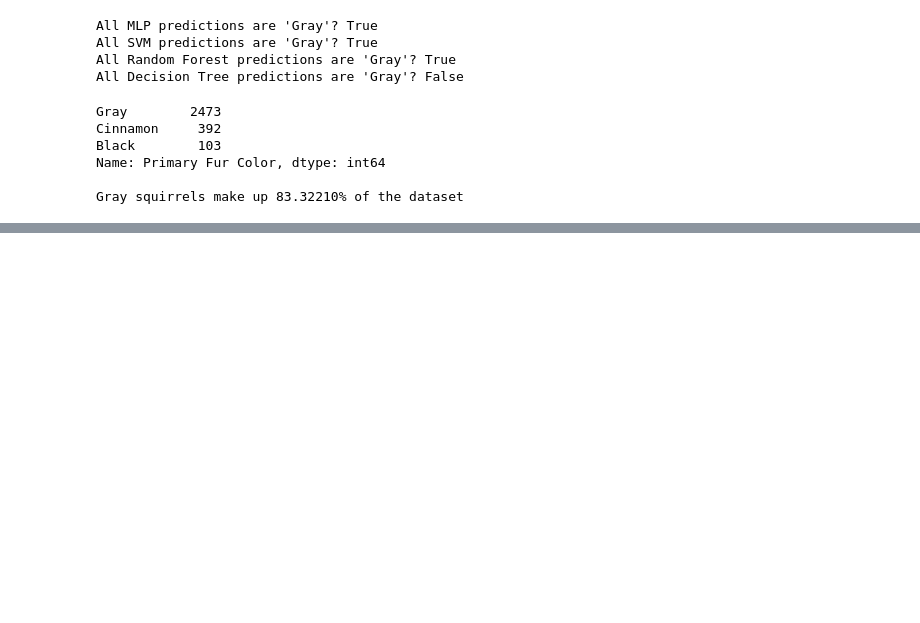
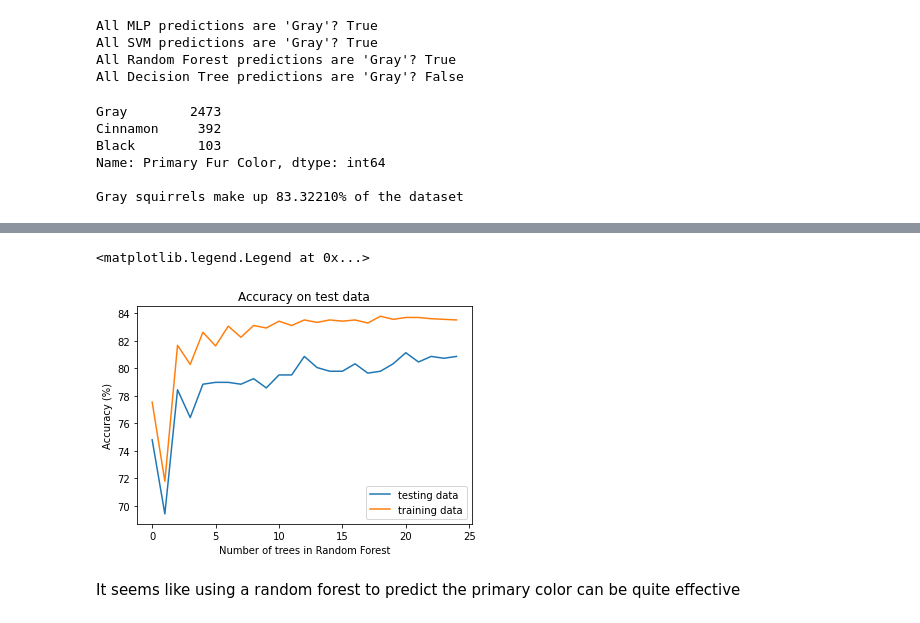
Before and after one commit to v-razon/Squirrels, a Jupyter notebook: notebook_Predicting_the_Colors_of_Squirrels_in_Central_Park.ipynb, the cells around one changed output, grey strips where cells are left out. Drawn from its saved outputs; the diff is of its cells as text; code cells hidden in the pictures; blank space fills up the shorter version.

```diff
--- a/notebook_Predicting_the_Colors_of_Squirrels_in_Central_Park.ipynb
+++ b/notebook_Predicting_the_Colors_of_Squirrels_in_Central_Park.ipynb
@@ -412,13 +391,9 @@ Using Penalize Algorithms (Cost-Sensitive Training)
 # %%
-# Penalized SVM
-svc_model = SVC(kernel='rbf', degree=2, gamma=1, class_weight='balanced', probability=True).fit(X_train,y_train)
-testAcc(svc_model,X_test,y_test)
+# Using Penalize Algorithms (Cost-Sensitive Training): trying out a Penalized SVM
 
-# Tree-based algorithm: trying to find a better random forest
-for i in range(1,20):
-    print(i)
-    randomF = RF2(X_train,y_train,X_test,y_test,4,i)
-randomF = RF2(X_train,y_train,X_test,y_test,4,13)
-np.unique(randomF.predict(X_test))
+svc_model1 = SVC(kernel='rbf', degree=2, gamma=1, class_weight='balanced', probability=True).fit(X_train,y_train)
+test_accuracy(svc_model1,X_test,y_test);
+
+# These model is not very accurate (accuracy < 50%)
 # %% [output]
 Accuracy of model on test set: 38.14016%
@@ -441,0 +400,9 @@ array([0, 1, 2])
+# %%
+# Tree-based algorithm: trying to find a better random forest
+test = np.empty(25)
+train = np.empty(25)
+for i in range(1,26):
+    print("Number of trees in Random Forest: %i"%i)
+    rf_model = RandomForestClassifier(n_estimators=i, random_state=0).fit(X_train,y_train)
+    train[i-1] = kFold_CV(rf_model,X_train,y_train)
+    test[i-1] = test_accuracy(rf_model, X_test, y_test)
@@ -441,0 +427,14 @@ array([0, 1, 2])
+# %%
+# Plotting the resulting accuracies
+
+plt.plot(np.arange(25), test, label='testing data')
+plt.plot(np.arange(25), train, label='training data')
+plt.xlabel("Number of trees in Random Forest")
+plt.ylabel("Accuracy (%)")
+plt.title("Accuracy on test data")
+plt.legend()
+# %% [output]
+<matplotlib.legend.Legend at 0x...>
+[figure, added]
+# %% [markdown]
+It seems like using a random forest to predict the primary color can be quite effective
```
Also changed, not shown: parts of 45 cells of this notebook, 1 other file.
